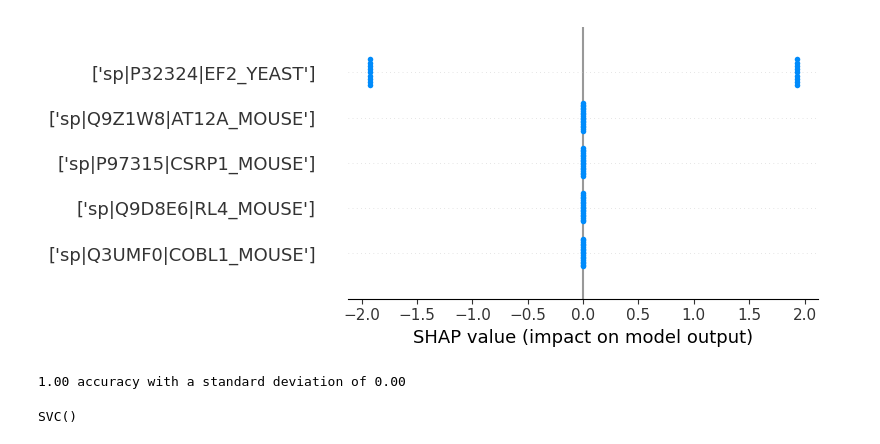
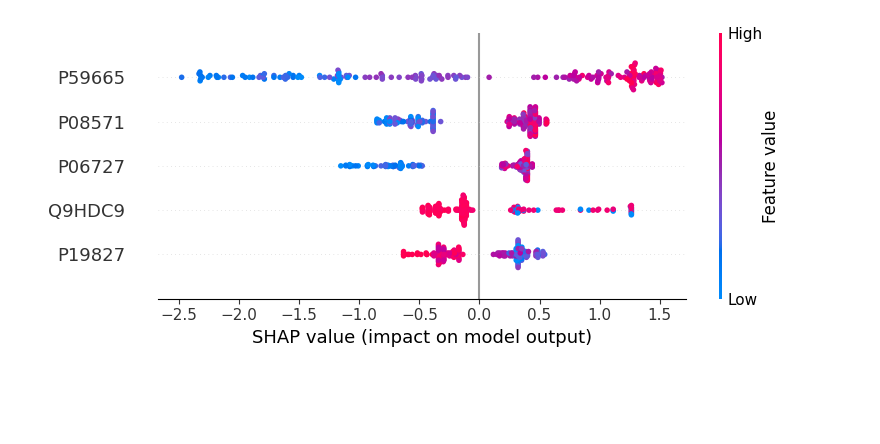
Before and after one commit to InfectionMedicineProteomics/DPKS, a Jupyter notebook: notebooks/classifier.ipynb, the cells around one changed output. Saved outputs shown, nothing was run; the diff lists cells and outputs as text; code cells hidden in the pictures; blank space fills up the shorter version.

Commit message:
SHAP is working and added recursive feature elimination which seems to be working

```diff
--- a/notebooks/classifier.ipynb
+++ b/notebooks/classifier.ipynb
@@ -3,19 +3,12 @@ from dpks.quant_matrix import QuantMatrix
 from dpks.classification import Classifier
 # %%
 qm = QuantMatrix(
-    quantification_file="../tests/input_files/de_matrix.tsv",
-    design_matrix_file="../tests/input_files/de_design_matrix.tsv")
+    quantification_file="../tests/input_files/data_sepsis.tsv",
+    design_matrix_file="../tests/input_files/design_sepsis.tsv")
 # %%
 quantified_data = (
-qm.filter()
-    .normalize(
+    qm.normalize(
         method="mean",
-        log_transform=True,
-        use_rt_sliding_window_filter=True,
-        minimum_data_points=100,
-        stride=5,
-        use_overlapping_windows=True,
-        rt_unit="minutes"
     )
-    .quantify(method="top_n", top_n=1)
+    .quantify(method="top_n")
 )
@@ -30,0 +20,6 @@ clf.interpret(algorithm = 'tree')
+# %%
+quantified_data = clf.interpret(quantified_data, algorithm = 'auto')
+print("This should equals the height of the Feature 232-bar: ", quantified_data.quantitative_data.obs['SHAP'][232])
+import shap
+
+shap.summary_plot(clf.shap_values, clf.X, max_display=5, plot_type='bar')
@@ -31,15 +29,4 @@ clf.interpret(algorithm = 'tree')
 # %%
-import shap
-
-shap.summary_plot(clf.shap_values, max_display=5, feature_names = quantified_data.quantitative_data.obs.values)
+shap.summary_plot(clf.shap_values, clf.X, max_display=5, feature_names = quantified_data.quantitative_data.obs['Protein'])
 # %% [output]
-[figure, old version]
+[figure, new version]
-# %%
-from sklearn.svm import SVC
-svm_clf = SVC()
-clf = Classifier(quantitative_data = quantified_data, classifier=svm_clf)
-clf.cross_validation(k_folds=2)
-clf.clf
-# %% [output]
-1.00 accuracy with a standard deviation of 0.00
-SVC()
```
Also changed, not shown: parts of 5 cells of this notebook, 3 other files.
